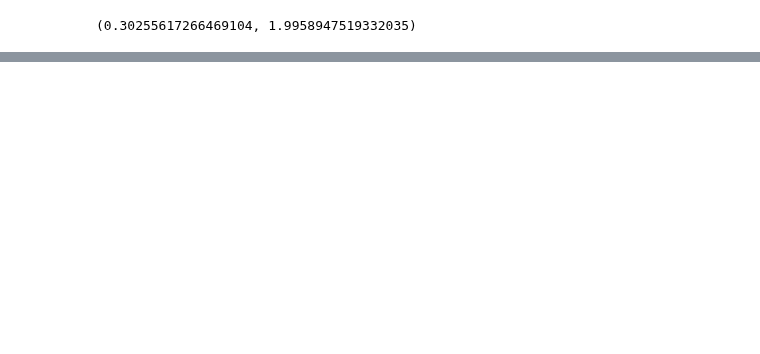
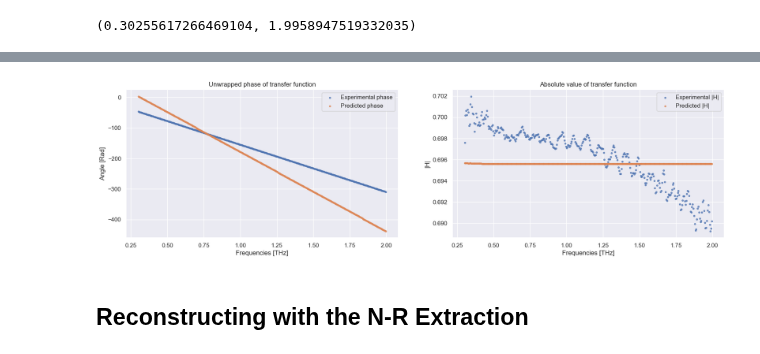
Before and after one commit to tls54/THz-TDS, a Jupyter notebook: PINNs/Back_propagation/experimental_data_testing.ipynb, the cells around one changed output, grey strips where cells are left out. Cells and saved outputs as stored; diff of their text form; code cells hidden in the pictures; blank space fills up the shorter version.

```diff
--- a/PINNs/Back_propagation/experimental_data_testing.ipynb
+++ b/PINNs/Back_propagation/experimental_data_testing.ipynb
@@ -198,0 +213,15 @@ plot_comparison(freqs_THz, H_values, phi_values, optimal_abs, optimal_phi)
+# %%
+approx_H = H_th_function(fast_n, w_tensor, thickness)
+
+# Split predictions into components
+approx_abs = torch.abs(approx_H)
+approx_phase = torch.angle(approx_H)
+
+# Unwrap phase
+approx_phi = np.unwrap(approx_phase.numpy())
+# Convert back to torch
+approx_phi = torch.tensor(approx_phi, dtype=torch.float32)
+# %%
+plot_comparison(freqs_THz, H_values, phi_values, approx_abs, approx_phi)
+# %% [output]
+[figure, added]
@@ -198,0 +231,2 @@ plot_comparison(freqs_THz, H_values, phi_values, optimal_abs, optimal_phi)
+# %% [markdown]
+## Reconstructing with the N-R Extraction
```
Also changed, not shown: parts of 29 cells of this notebook, 5 other files.
